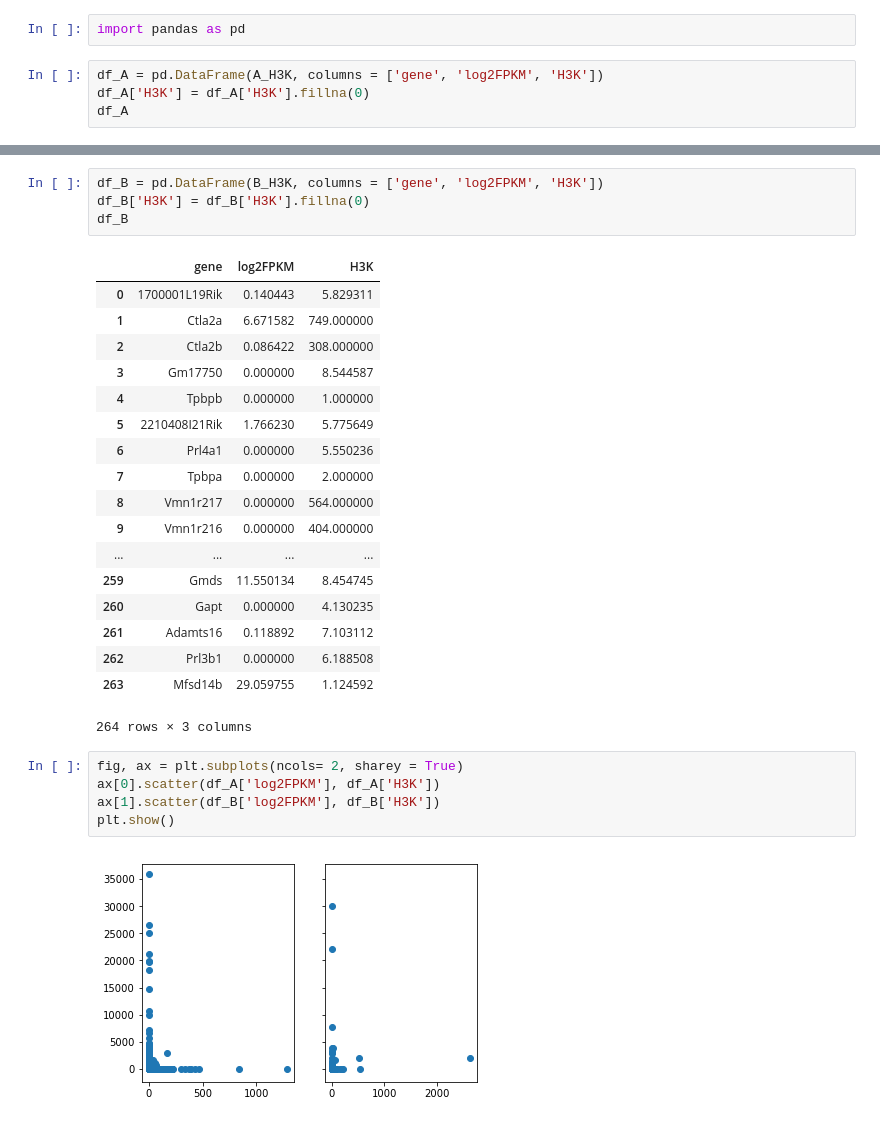
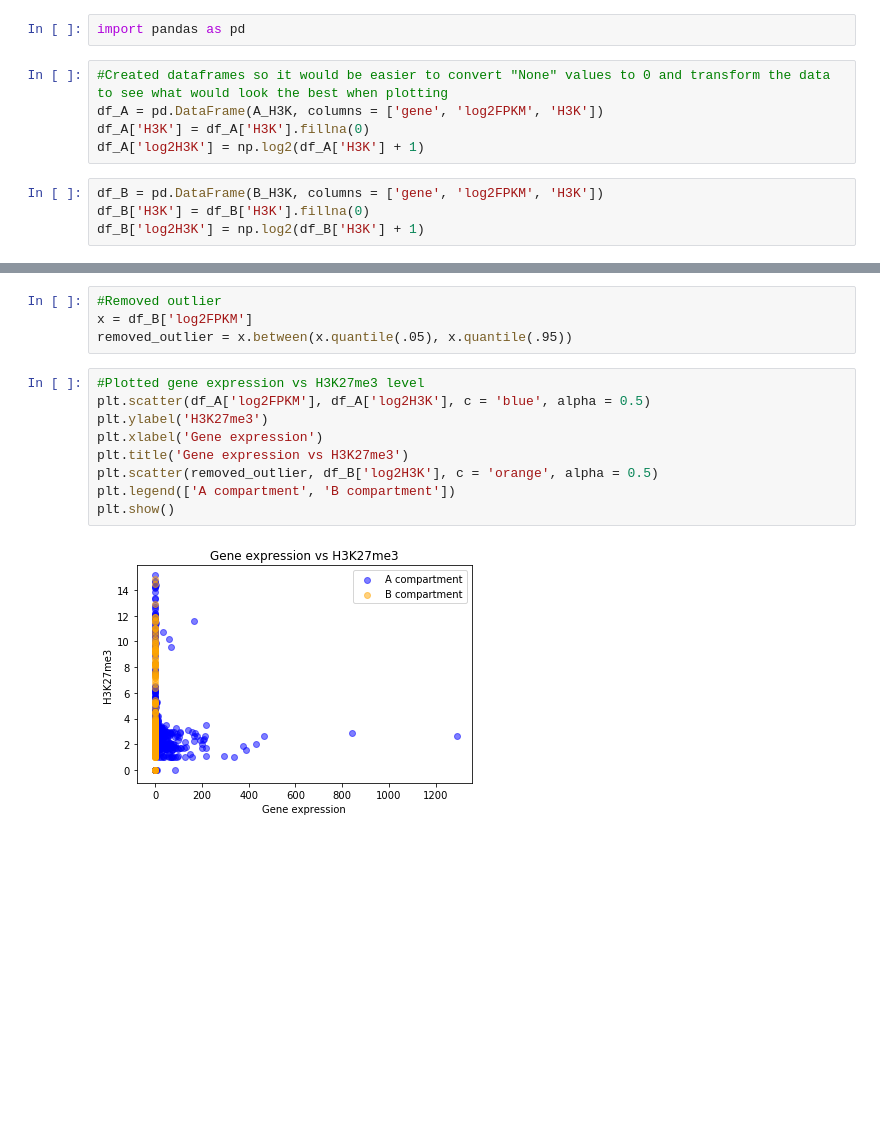
Before and after one commit to GiannaTricola/qbb2020-answers, a Jupyter notebook: week11/Week11.ipynb, the cells around one changed output, grey strips where cells are left out. Cells and saved outputs as stored; diff of their text form; blank space fills up the shorter version.

```diff
--- a/week11/Week11.ipynb
+++ b/week11/Week11.ipynb
@@ -164,6 +180,11 @@ for key, value in negative_exp.items():
 # %%
 import pandas as pd
+# %%
+#Created dataframes so it would be easier to convert "None" values to 0 and transform the data to see what would look the best when plotting
+df_A = pd.DataFrame(A_H3K, columns = ['gene', 'log2FPKM', 'H3K'])
+df_A['H3K'] = df_A['H3K'].fillna(0)
+df_A['log2H3K'] = np.log2(df_A['H3K'] + 1)
 # %%
-df_A = pd.DataFrame(A_H3K, columns = ['gene', 'log2FPKM', 'H3K'])
-df_A['H3K'] = df_A['H3K'].fillna(0)
-df_A
+df_B = pd.DataFrame(B_H3K, columns = ['gene', 'log2FPKM', 'H3K'])
+df_B['H3K'] = df_B['H3K'].fillna(0)
+df_B['log2H3K'] = np.log2(df_B['H3K'] + 1)
@@ -189,30 +191,15 @@ df_A
-# %%
-df_B = pd.DataFrame(B_H3K, columns = ['gene', 'log2FPKM', 'H3K'])
-df_B['H3K'] = df_B['H3K'].fillna(0)
-df_B
-# %% [output]
-|  | gene | log2FPKM | H3K |
-| 0 | 1700001L19Rik | 0.140443 | 5.829311 |
-| 1 | Ctla2a | 6.671582 | 749.000000 |
-| 2 | Ctla2b | 0.086422 | 308.000000 |
-| 3 | Gm17750 | 0.000000 | 8.544587 |
-| 4 | Tpbpb | 0.000000 | 1.000000 |
-| 5 | 2210408I21Rik | 1.766230 | 5.775649 |
-| 6 | Prl4a1 | 0.000000 | 5.550236 |
-| 7 | Tpbpa | 0.000000 | 2.000000 |
-| 8 | Vmn1r217 | 0.000000 | 564.000000 |
-| 9 | Vmn1r216 | 0.000000 | 404.000000 |
-| ... | ... | ... | ... |
-| 259 | Gmds | 11.550134 | 8.454745 |
-| 260 | Gapt | 0.000000 | 4.130235 |
-| 261 | Adamts16 | 0.118892 | 7.103112 |
-| 262 | Prl3b1 | 0.000000 | 6.188508 |
-| 263 | Mfsd14b | 29.059755 | 1.124592 |
-264 rows × 3 columns
-# %%
-fig, ax = plt.subplots(ncols= 2, sharey = True)
-ax[0].scatter(df_A['log2FPKM'], df_A['H3K'])
-ax[1].scatter(df_B['log2FPKM'], df_B['H3K'])
-plt.show()
-# %% [output]
-[figure, removed]
+# %%
+#Removed outlier
+x = df_B['log2FPKM']
+removed_outlier = x.between(x.quantile(.05), x.quantile(.95))
+# %%
+#Plotted gene expression vs H3K27me3 level
+plt.scatter(df_A['log2FPKM'], df_A['log2H3K'], c = 'blue', alpha = 0.5)
+plt.ylabel('H3K27me3')
+plt.xlabel('Gene expression')
+plt.title('Gene expression vs H3K27me3')
+plt.scatter(removed_outlier, df_B['log2H3K'], c = 'orange', alpha = 0.5)
+plt.legend(['A compartment', 'B compartment'])
+plt.show()
+# %% [output]
+[figure, added]
```
Also changed, not shown: parts of 18 cells of this notebook.
